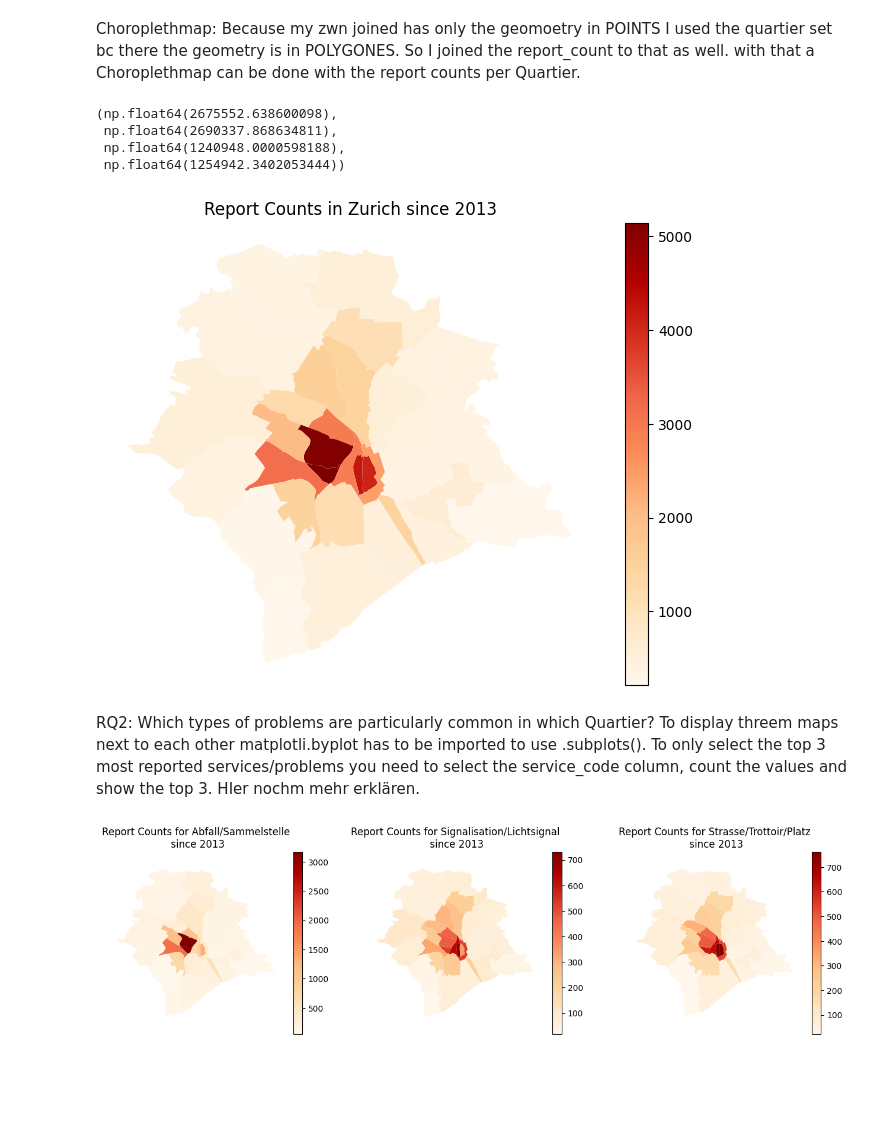
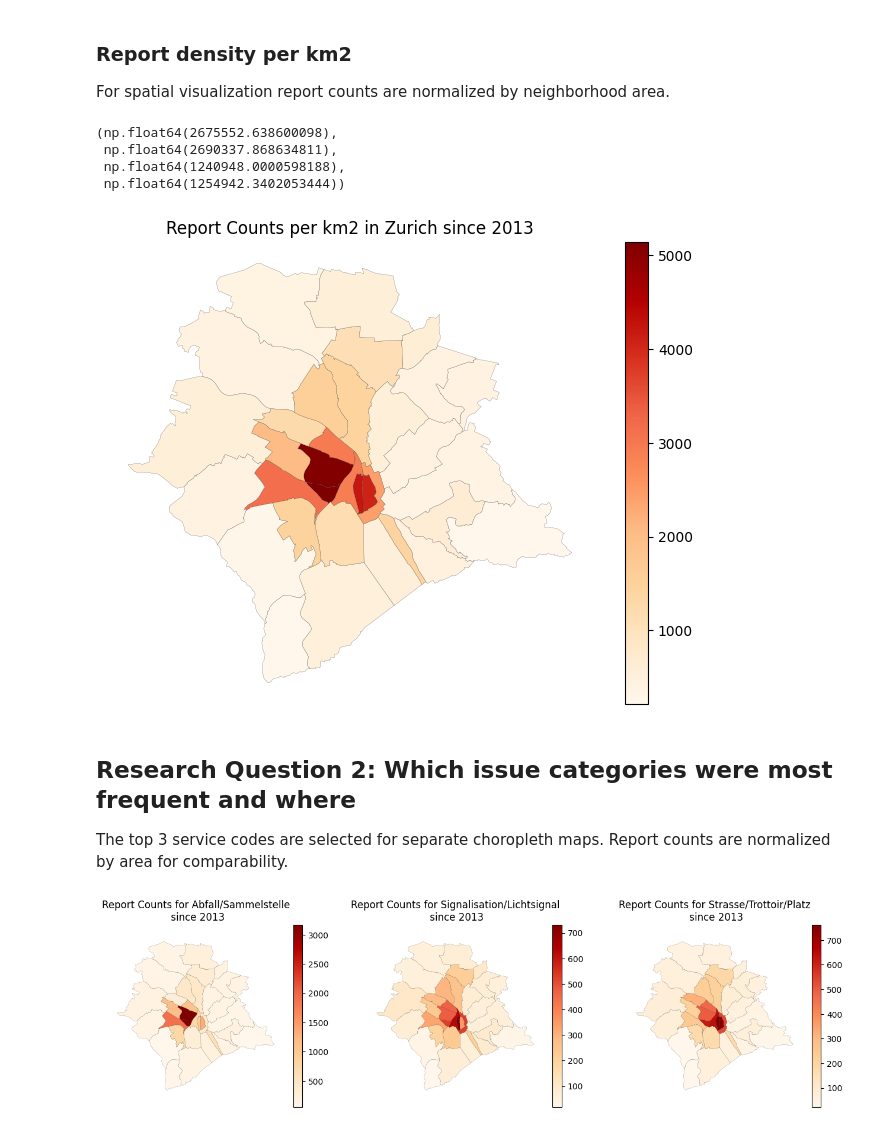
Before and after one commit to denikessi1/Project-SDS210, a Jupyter notebook: notebooks/read_data.ipynb, the cells around one changed output. Cells and saved outputs as stored; diff of their text form; code cells hidden in the pictures; blank space fills up the shorter version.

```diff
--- a/notebooks/read_data.ipynb
+++ b/notebooks/read_data.ipynb
@@ -23,19 +51,19 @@ Now its time to load and prep the Quartiere Data. Two layers are used. One conat
 # %%
+# Load Quartiere data
 quartiere_geom = gpd.read_file("../data/raw/stzh.adm_statistische_quartiere_map.json")
 quartiere_attr = gpd.read_file("../data/raw/stzh.adm_statistische_quartiere_b_p.json")
 
-quartiere = quartiere_geom.merge(
-    quartiere_attr,
-    on="objectid"
-    )
+# Merge geometry and attributes
+quartiere = quartiere_geom.merge(quartiere_attr, on="objectid")
 
+# Keep active geometry and drop unnecessary columns
 quartiere = quartiere.rename(columns={"geometry_x": "geometry"})
 quartiere = quartiere.set_geometry("geometry")
 quartiere = quartiere.drop(columns=["geometry_y", "objid", "ori", "hali", "vali"])
 
+# Reproject to match ZüriWieNeu CRS
 quartiere = quartiere.to_crs(epsg=2056)
 
+# Calculate area
 quartiere["area_m2"] = quartiere.geometry.area
 quartiere["area_km2"] = quartiere["area_m2"] / 1000000
-
-quartiere.head(3)
@@ -94,24 +103,32 @@ Text(0.5, 0, '')
 # %% [markdown]
-Choroplethmap: Because my zwn joined has only the geomoetry in POINTS I used the quartier set bc there the geometry is in POLYGONES. So I joined the report_count to that as well. with that a Choroplethmap can be done with the report counts per Quartier.
+### Report density per km2
+
+For spatial visualization report counts are normalized by neighborhood area.
 # %%
 quartiere_reports = quartiere.merge (report_counts, on="name", how="left")
 quartiere_reports["reports_per_km2"] = quartiere_reports["report_count"] /quartiere_reports["area_km2"]
 
+# Plotting choropleth map
 ax = quartiere_reports.plot(
     column="reports_per_km2",
     cmap="OrRd",
     figsize =(8,6),
-    legend=True
-    )
+    legend=True,
+    edgecolor="black",
+    linewidth=0.1
+)
 
-ax.set_title("Report Counts in Zurich since 2013")
+ax.set_title("Report Counts per km2 in Zurich since 2013")
 ax.axis("off")
 # %% [output]
 (np.float64(2675552.638600098),
  np.float64(2690337.868634811),
  np.float64(1240948.0000598188),
  np.float64(1254942.3402053444))
-[figure, old version]
+[figure, new version]
 # %% [markdown]
-RQ2: Which types of problems are particularly common in which Quartier? To display threem maps next to each other matplotli.byplot has to be imported to use .subplots(). To only select the top 3 most reported services/problems you need to select the service_code column, count the values and show the top 3. HIer nochm mehr erklären.
+## Research Question 2: Which issue categories were most frequent and where
+
+The top 3 service codes are selected for separate choropleth maps.
+Report counts are normalized by area for comparability.
 # %%
```
Also changed, not shown: parts of 21 cells of this notebook.
